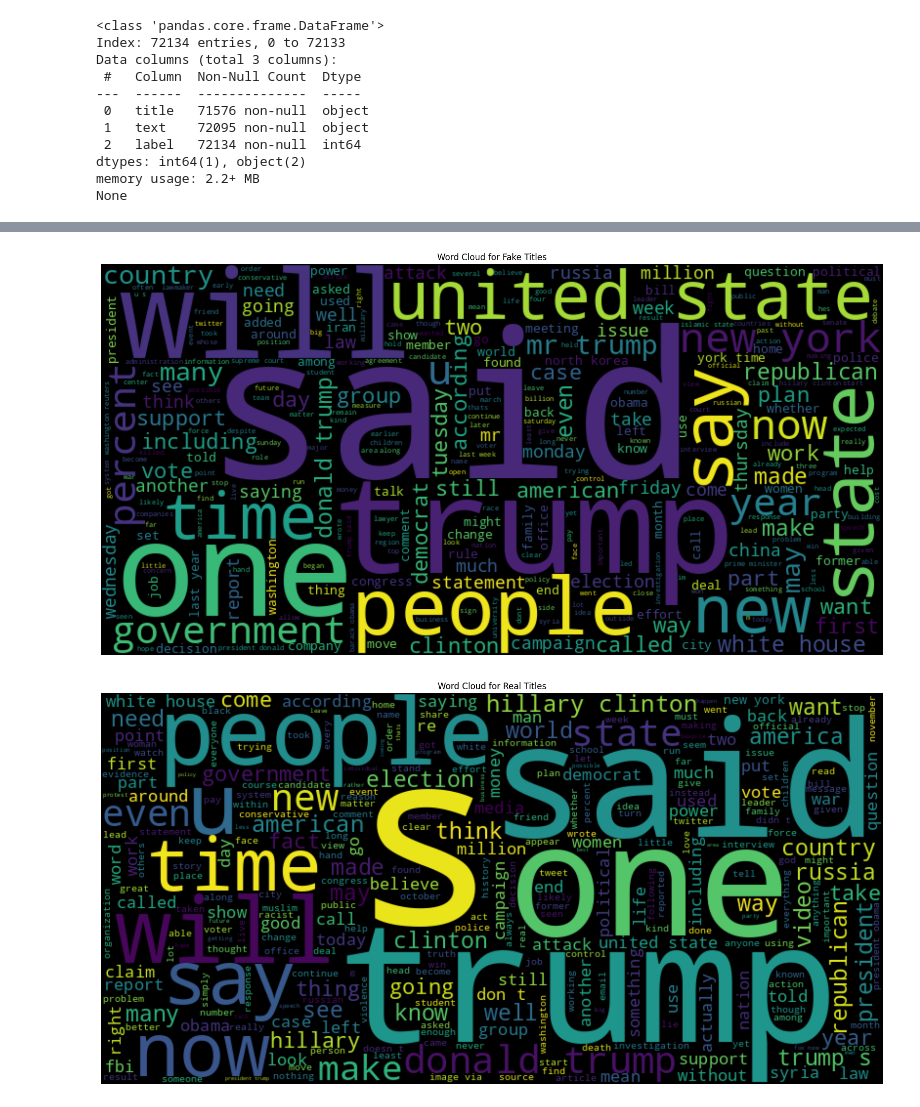
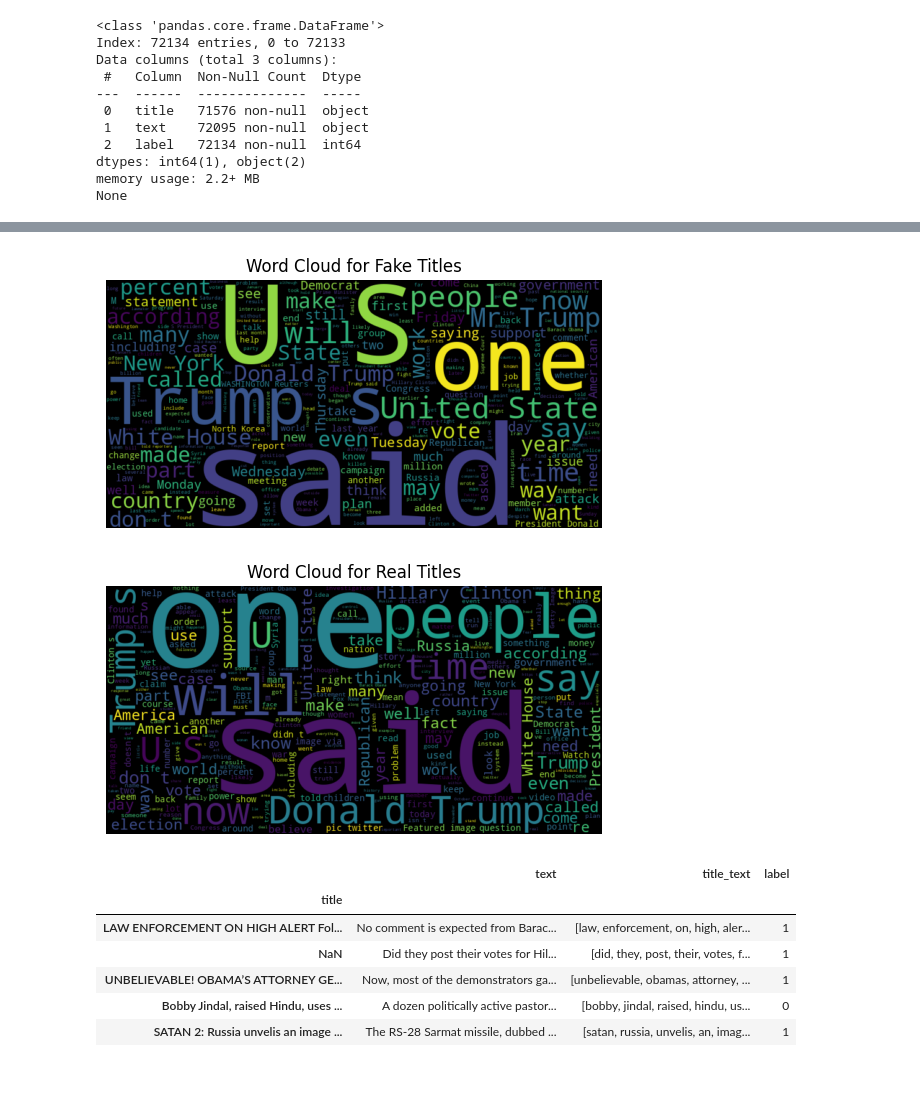
Before and after one commit to KunjBhesaniya10/CS240-Project, a Jupyter notebook: Project_Files/preprocess.ipynb, the cells around one changed output, grey strips where cells are left out. Saved outputs shown, nothing was run; the diff lists cells and outputs as text; code cells hidden in the pictures; blank space fills up the shorter version.

Commit message:
preprocess done and word2vec cbow embedding done

```diff
--- a/Project_Files/preprocess.ipynb
+++ b/Project_Files/preprocess.ipynb
@@ -40,17 +39,17 @@ def preprocess_data(data):
   data['title_text'] = data['title_text'].str.replace(r'\n', ' ', regex=True)
   data['title_text'] = data['title_text'].str.replace(r'[\n\r\t]', ' ', regex=True)
 
-  # Remove weird non-printable hex characters like \x9c
   data['title_text'] = data['title_text'].apply(lambda x: re.sub(r'\p{P}+', '', x))
   data['title_text'] = data['title_text'].apply(lambda x: re.sub(r'[\x00-\x1f\x7f-\x9f]', '', x))
   data['title_text'] = data['title_text'].str.replace(r'\w*\d\w*', '', regex=True)
+  data['title_text'] = data['title_text'].apply(lambda x: re.sub(' +',' ',x))
 
-  data = data.drop(['title','text'],axis=1)
+  # data = data.drop(['title','text'],axis=1)
   return data
 
 tmp_data = data.copy()
 preprocessed_data = preprocess_data(tmp_data)
 # %%
-preprocessed_data = preprocessed_data[['title_text','label']]
+preprocessed_data = preprocessed_data[['title','text','title_text','label']]
 preprocessed_data.head()
 # %% [output]
@@ -83,6 +85,6 @@ import matplotlib.pyplot as plt
 # %%
-fake_titles = ' '.join(test_data[test_data['label'] == 0]['title_text'])
-real_titles = ' '.join(test_data[test_data['label'] == 1]['title_text'])
+fake_titles = ' '.join(preprocessed_data[preprocessed_data['label'] == 0]['text'])
+real_titles = ' '.join(preprocessed_data[preprocessed_data['label'] == 1]['text'])
 fake_wordcloud = WordCloud(
     background_color='black',
     max_words=300,
@@ -96,18 +98,18 @@ real_wordcloud = WordCloud(
     height=400,
 ).generate(real_titles)
 # %%
-plt.figure(figsize=(20, 10))
+# plt.figure(figsize=(20, 10))
 plt.imshow(fake_wordcloud, interpolation='bilinear')
 plt.title('Word Cloud for Fake Titles')
 plt.axis("off")
 plt.show()
 # %% [output]
-[figure, old version]
+[figure, new version]
 # %%
-plt.figure(figsize=(20, 10))
+# plt.figure(figsize=(20, 10))
 plt.imshow(real_wordcloud, interpolation='bilinear')
 plt.title('Word Cloud for Real Titles')
 plt.axis("off")
 plt.show()
 # %% [output]
-[figure, old version]
+[figure, new version]
@@ -113,0 +127,10 @@ plt.show()
+# %%
+preprocessed_data.head()
+# %% [output]
+|  | text | title_text | label |
+| title |  |  |  |
+| LAW ENFORCEMENT ON HIGH ALERT Fol... | No comment is expected from Barac... | [law, enforcement, on, high, aler... | 1 |
+| NaN | Did they post their votes for Hil... | [did, they, post, their, votes, f... | 1 |
+| UNBELIEVABLE! OBAMA’S ATTORNEY GE... | Now, most of the demonstrators ga... | [unbelievable, obamas, attorney, ... | 1 |
+| Bobby Jindal, raised Hindu, uses ... | A dozen politically active pastor... | [bobby, jindal, raised, hindu, us... | 0 |
+| SATAN 2: Russia unvelis an image ... | The RS-28 Sarmat missile, dubbed ... | [satan, russia, unvelis, an, imag... | 1 |
```
Also changed, not shown: parts of 14 cells of this notebook.
